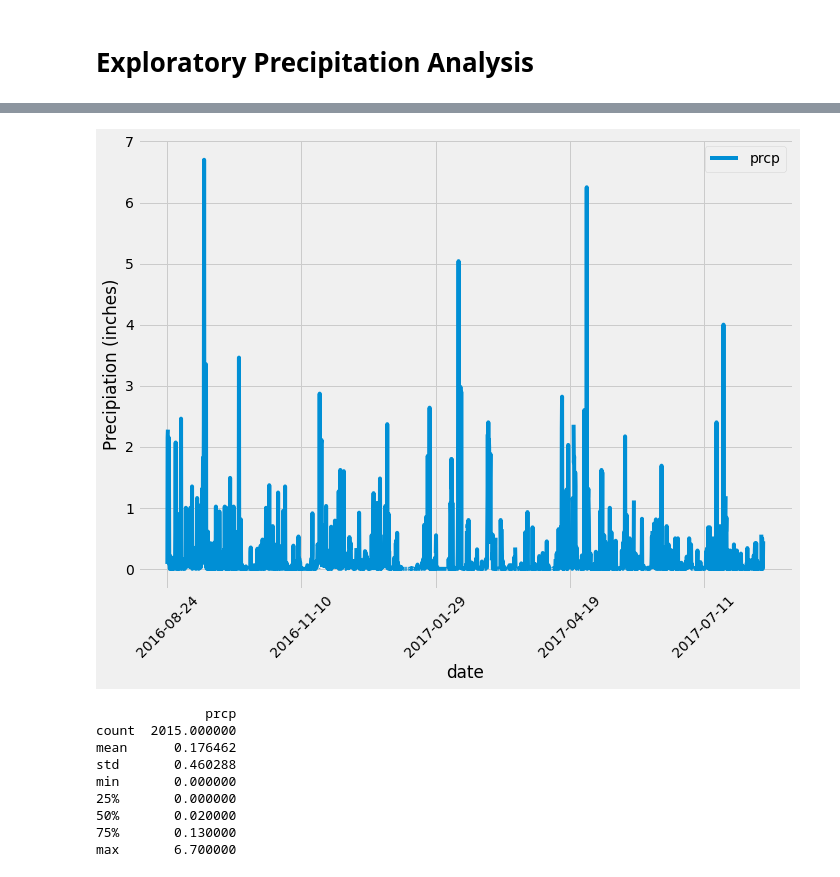
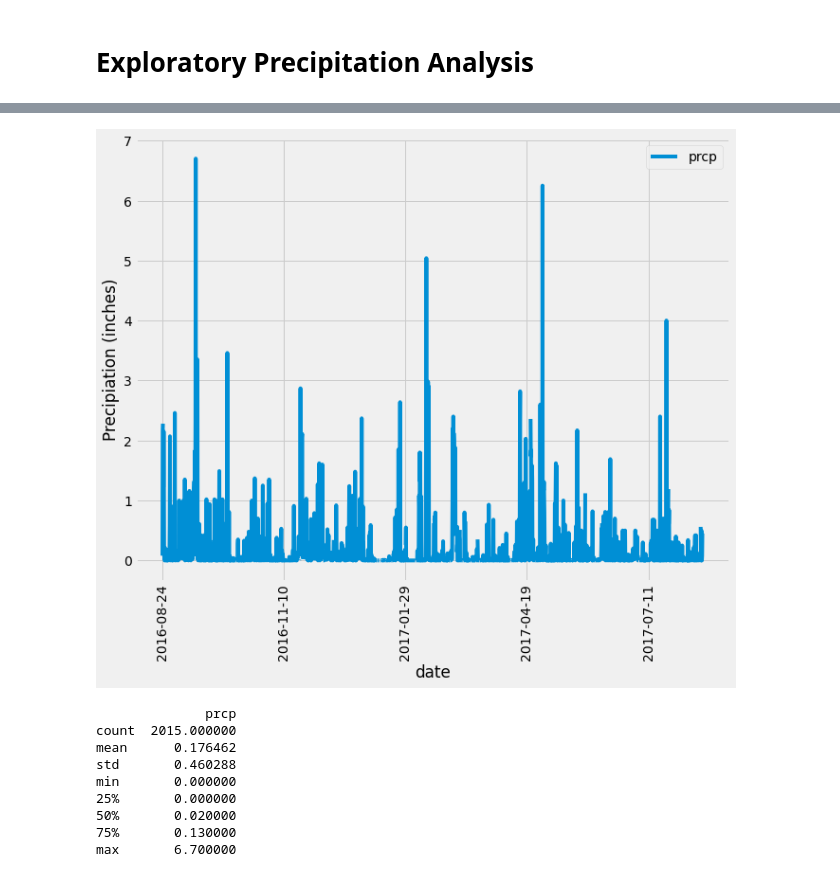
Before and after one commit to JenniferM-BShulyak/sqlalchemy-challenge, a Jupyter notebook: SurfsUp/climate_starter.ipynb, the cells around one changed output, grey strips where cells are left out. Cells and saved outputs as stored; diff of their text form; code cells hidden in the pictures.

```diff
--- a/SurfsUp/climate_starter.ipynb
+++ b/SurfsUp/climate_starter.ipynb
@@ -57,19 +57,12 @@ df = pd.DataFrame(precip_scores, columns=["date", "prcp"])
 df.set_index('date', inplace=True)  # Switch index to be the date to make it simpler to plot
 # %%
 # Use Pandas Plotting with Matplotlib to plot the data
-#df.plot(figsize=(10,8))
-#plt.ylabel("Precipiation (inches)")
-df.plot(x_compat=True, figsize=(10,8))
-#ax.xaxis.set_major_locator(mdates.MonthLocator())
+fig1 = df.plot(figsize=(10,8))
 plt.ylabel("Precipiation (inches)")
-
-#tick_locations = [x for x in range(12)]
-#plt.xticks(x[::20])
-plt.xticks(rotation = "45")
-plt.tight_layout()
+plt.xticks(rotation = "vertical")
 plt.show()
 # %% [output]
-[figure, old version]
+[figure, new version]
 # %%
 # Use Pandas to calcualte the summary statistics for the precipitation data
 stats = df.describe()
```
Also changed, not shown: parts of 2 cells of this notebook.
